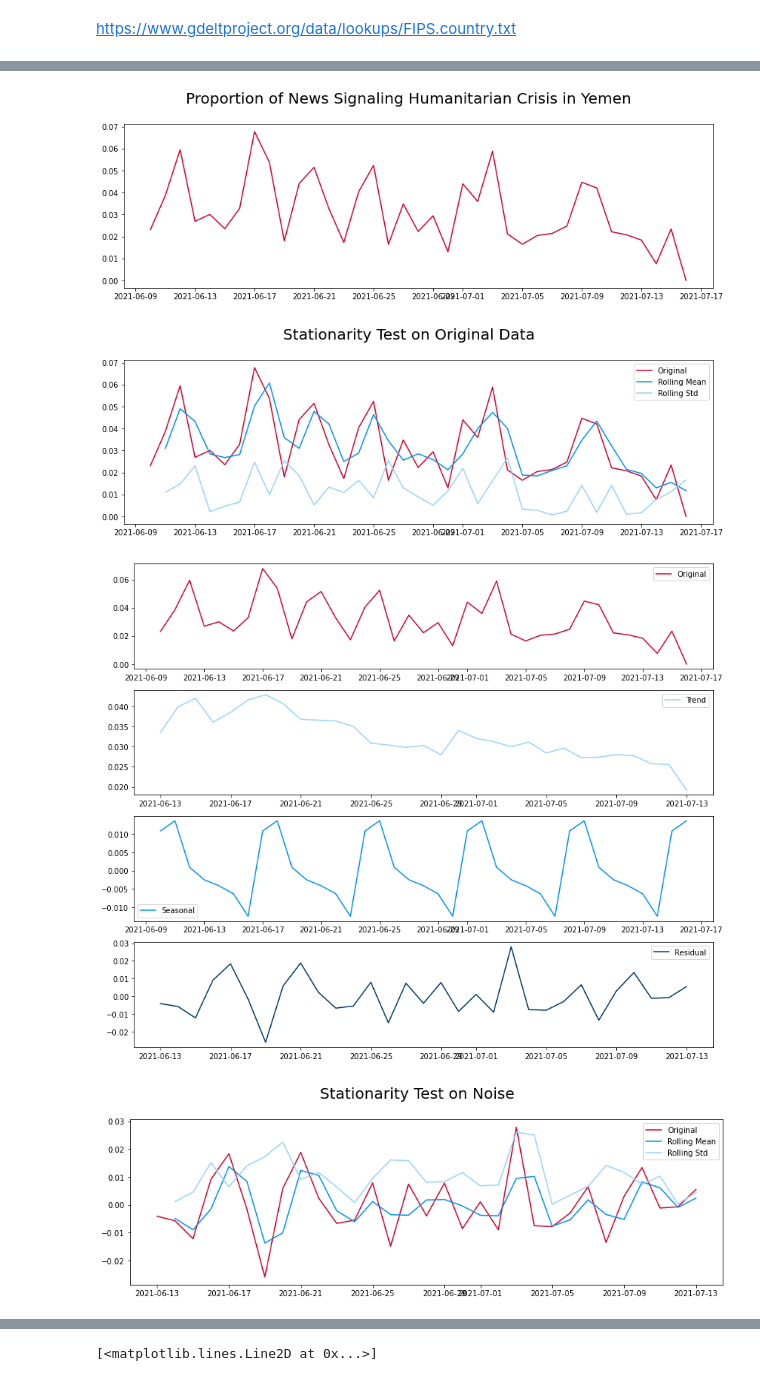
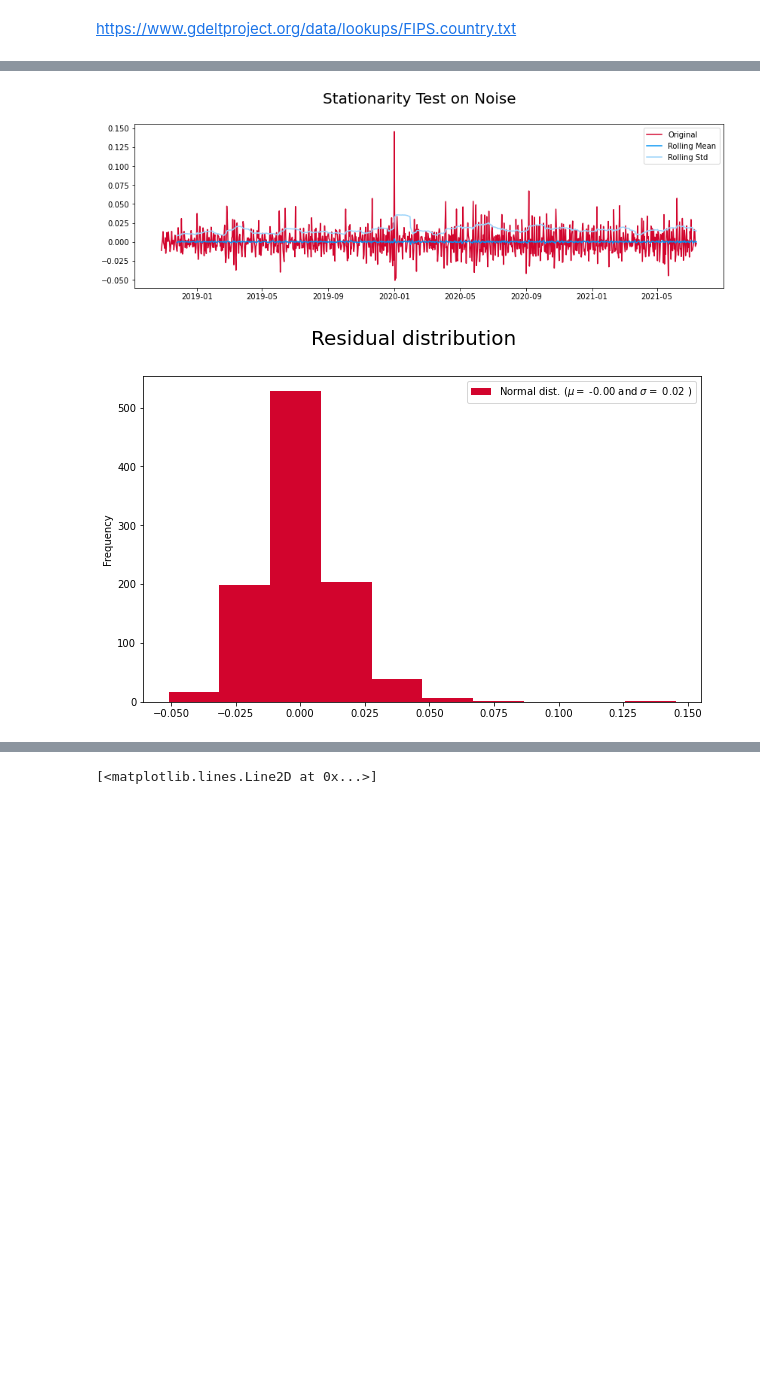
Before and after one commit to MekdiYilma/HumanitarianCrisisPrediction, a Jupyter notebook: notebooks/final_model.ipynb, the cells around one changed output, grey strips where cells are left out. Drawn from its saved outputs; the diff is of its cells as text; code cells hidden in the pictures; blank space fills up the shorter version.

Commit message:
successful forecast on yemen

```diff
--- a/notebooks/final_model.ipynb
+++ b/notebooks/final_model.ipynb
@@ -35,7 +35,8 @@ class HumanitarianCrisisModel:
         self.humanitarian_crisis_ts = self.group_df()
         self.country_name = self.get_country_name()
         self.residual = self.get_residual()
-        self.best_order = self.run_auto_arima()
+        self.best_order = self.run_auto_arima()[1]
+        self.arima_model = self.run_best_ARIMA_model()[0]
 
 
 
@@ -185,13 +186,27 @@ class HumanitarianCrisisModel:
 
     def run_auto_arima(self):
 
-        stepwise_fit = auto_arima(self.humanitarian_crisis_ts, trace=True, suppress_warnings=True)
+        stepwise_fit = auto_arima(self.humanitarian_crisis_ts, trace=False, suppress_warnings=True)
         stepwise_fit.summary()
 
-        return stepwise_fit.order
+        return stepwise_fit.summary(), stepwise_fit.order
 
     def run_best_ARIMA_model(self):
 
-        model = ARIMA(humanitarian_crisis_ts, order=self.best_order)
+        model = ARIMA(self.humanitarian_crisis_ts, order=self.best_order)
         model = model.fit()
         model.summary()
+        return model, model.summary()
+
+    def predict(self, end_frequency):
+        end=len(self.humanitarian_crisis_ts)
+        pred = self.arima_model.predict(start=1, end=end+end_frequency)
+
+        plt.figure(figsize=(14,4))
+        plt.plot(self.humanitarian_crisis_ts, color='#D2042D', label='original')
+        plt.plot(pred, color='#0092F4', label='forecasted')
+        plt.figtext(.5,.9,f'Humanitarian Crisis Forecast on {self.country_name}\n', fontsize=20, ha='center')
+        plt.legend()
+# %%
+new_model  = HumanitarianCrisisModel(country_code='YM', frequency='d', event_count=500000)
+new_model.plot_original_data()
@@ -198,10 +233,5 @@ class HumanitarianCrisisModel:
 # %%
-new_model  = HumanitarianCrisisModel('YM')
-new_model.plot_original_data()
-ts = new_model.humanitarian_crisis_ts
-new_model.stationarity_test(ts=ts, window=2, title='Stationarity Test on Original Data')
-new_model.decompose_ts()
 resid = new_model.residual
-new_model.stationarity_test(ts=resid, window=2, title='Stationarity Test on Noise')
+new_model.stationarity_test(ts=resid, window=30, title='Stationarity Test on Noise')
 new_model.plot_residual()
 # %% [output]
@@ -224,5 +246,3 @@ Critiical Values: 10%    -2.630095
 dtype: float64
-[figure, old version]
+[figure, new version]
-[figure, old version]
+[figure, new version]
-[figure, removed]
-[figure, removed]
```
Also changed, not shown: parts of 9 cells of this notebook.
